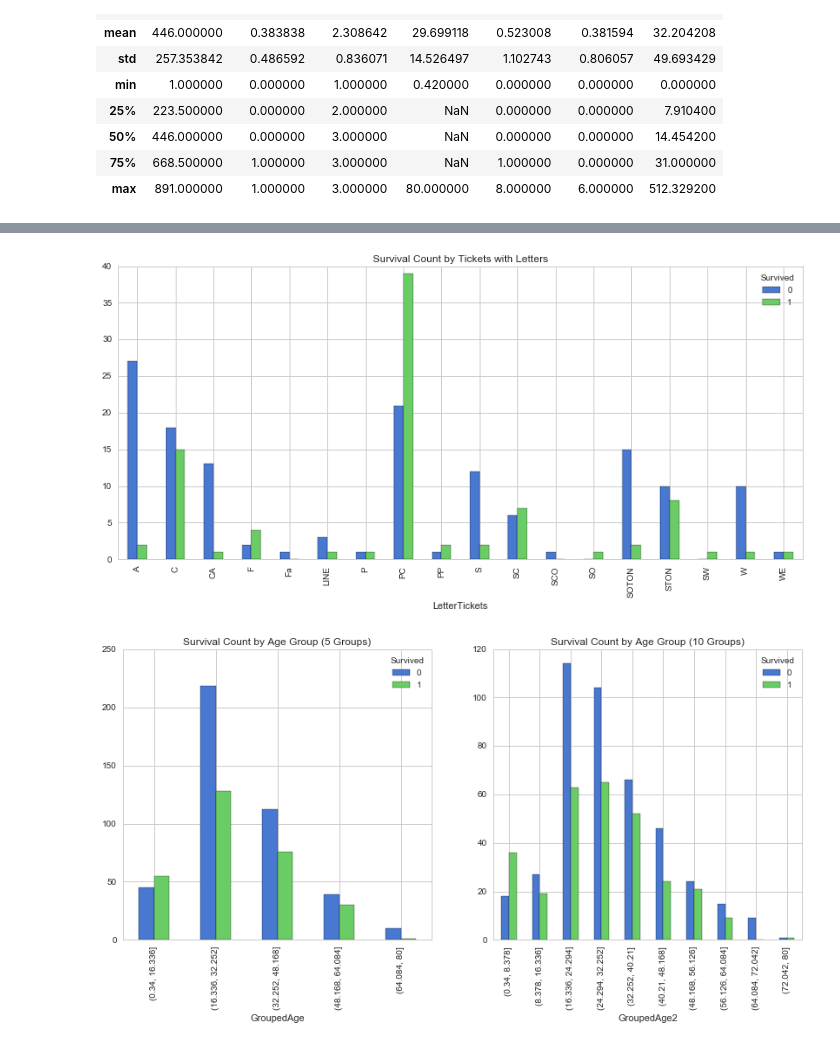
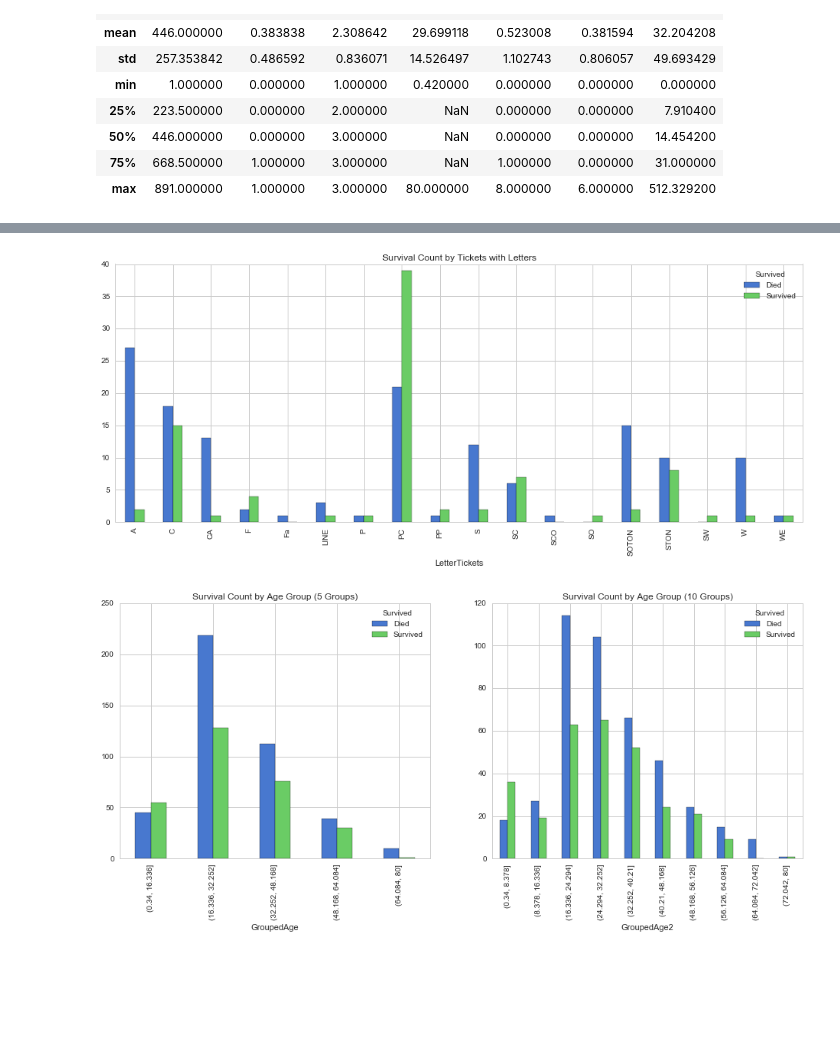
Before and after one commit to bljustice/kaggle, a Jupyter notebook: titanic/titanic_eda.ipynb, the cells around one changed output, grey strips where cells are left out. Cells and saved outputs as stored; diff of their text form; code cells hidden in the pictures; blank space fills up the shorter version.

```diff
--- a/titanic/titanic_eda.ipynb
+++ b/titanic/titanic_eda.ipynb
@@ -57,6 +57,8 @@ train_df.describe()
 | 50% | 446.000000 | 0.000000 | 3.000000 | NaN | 0.000000 | 0.000000 | 14.454200 |
 | 75% | 668.500000 | 1.000000 | 3.000000 | NaN | 1.000000 | 0.000000 | 31.000000 |
 | max | 891.000000 | 1.000000 | 3.000000 | 80.000000 | 8.000000 | 6.000000 | 512.329200 |
+# %%
+train_df.Survived = train_df.Survived.map({1: 'Survived', 0: 'Died'})
 # %%
 def get_col_null_counts(df):
     return pd.DataFrame(sorted({c: df[c].isnull().sum() for c in df.columns}.items(), key=lambda x: x[1],
@@ -134,27 +145,25 @@ train_df.loc[train_df.LetterTickets.isnull(), 'LetterTickets'] = 'Other'
 # %%
 train_df[train_df.LetterTickets != 'Other'].groupby(['Survived', 'LetterTickets'])\
     .count().unstack('Survived').PassengerId.plot(kind='bar',
-                                                  figsize=(14, 6),
+                                                  figsize=(16, 6),
                                                   title='Survival Count by Tickets with Letters');
 # %% [output]
-[figure, old version]
+[figure, new version]
 # %%
 train_df['GroupedAge'] = pd.cut(train_df.Age, 5)
 train_df['GroupedAge2'] = pd.cut(train_df.Age, 10)
 # %%
-f, (ax1, ax2) = plt.subplots(ncols=2, sharex=False, sharey=False)
+f, (ax1, ax2) = plt.subplots(ncols=2, sharex=False, sharey=False, figsize=(16, 6))
 train_df.groupby(['Survived', 'GroupedAge'])\
     .count().unstack('Survived').PassengerId.plot(kind='bar',
                                                   ax=ax1,
-                                                  figsize=(14, 6),
                                                   title='Survival Count by Age Group (5 Groups)')
 train_df.groupby(['Survived', 'GroupedAge2'])\
     .count().unstack('Survived').PassengerId.plot(kind='bar',
                                                   ax=ax2,
-                                                  figsize=(14, 6),
                                                   title='Survival Count by Age Group (10 Groups)');
 # %% [output]
-[figure, old version]
+[figure, new version]
 # %%
 train_df['FareGroup'] = pd.cut(train_df.Fare, 10)
 train_df.groupby(['Survived', 'FareGroup'])\
```
Also changed, not shown: parts of 9 cells of this notebook.
